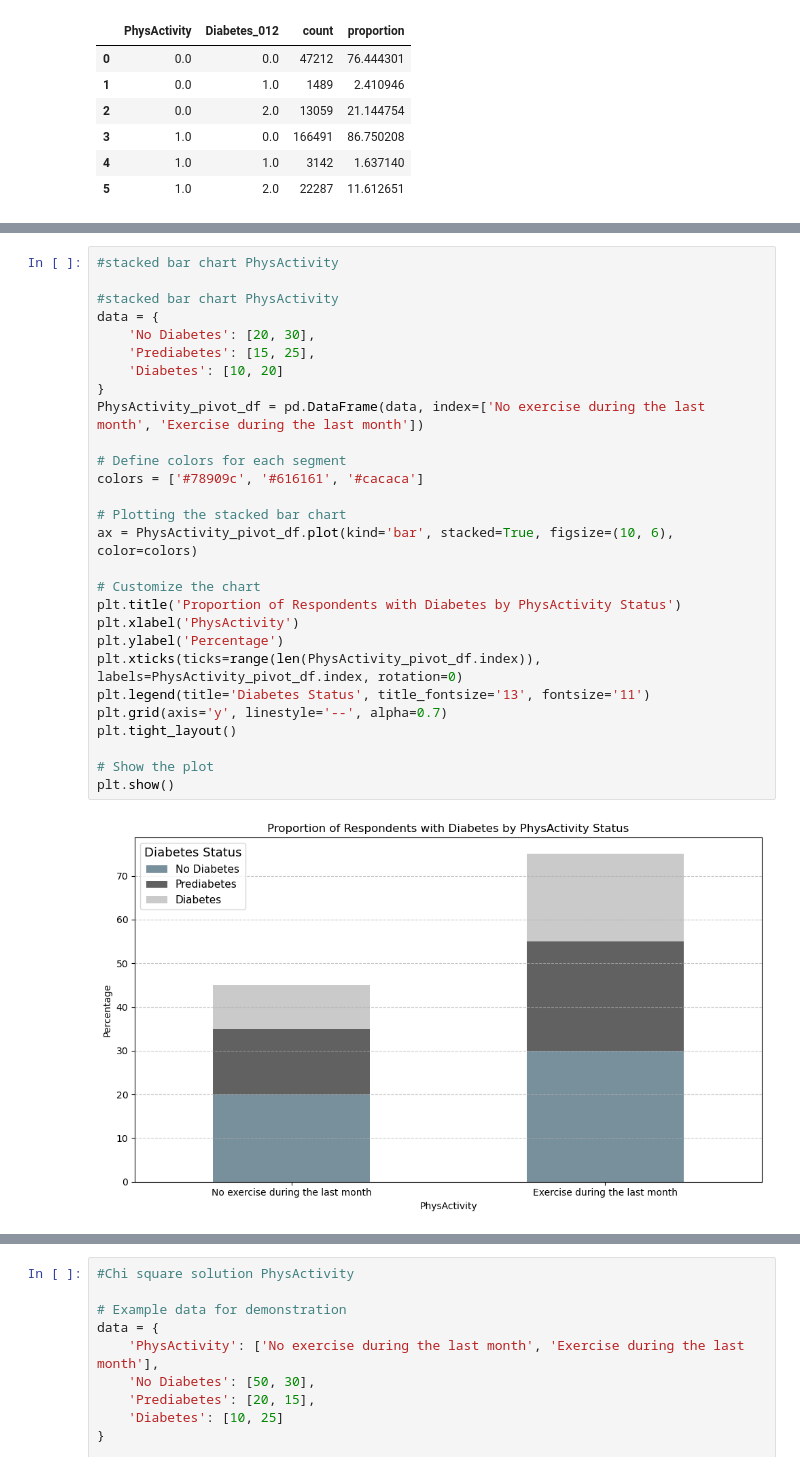
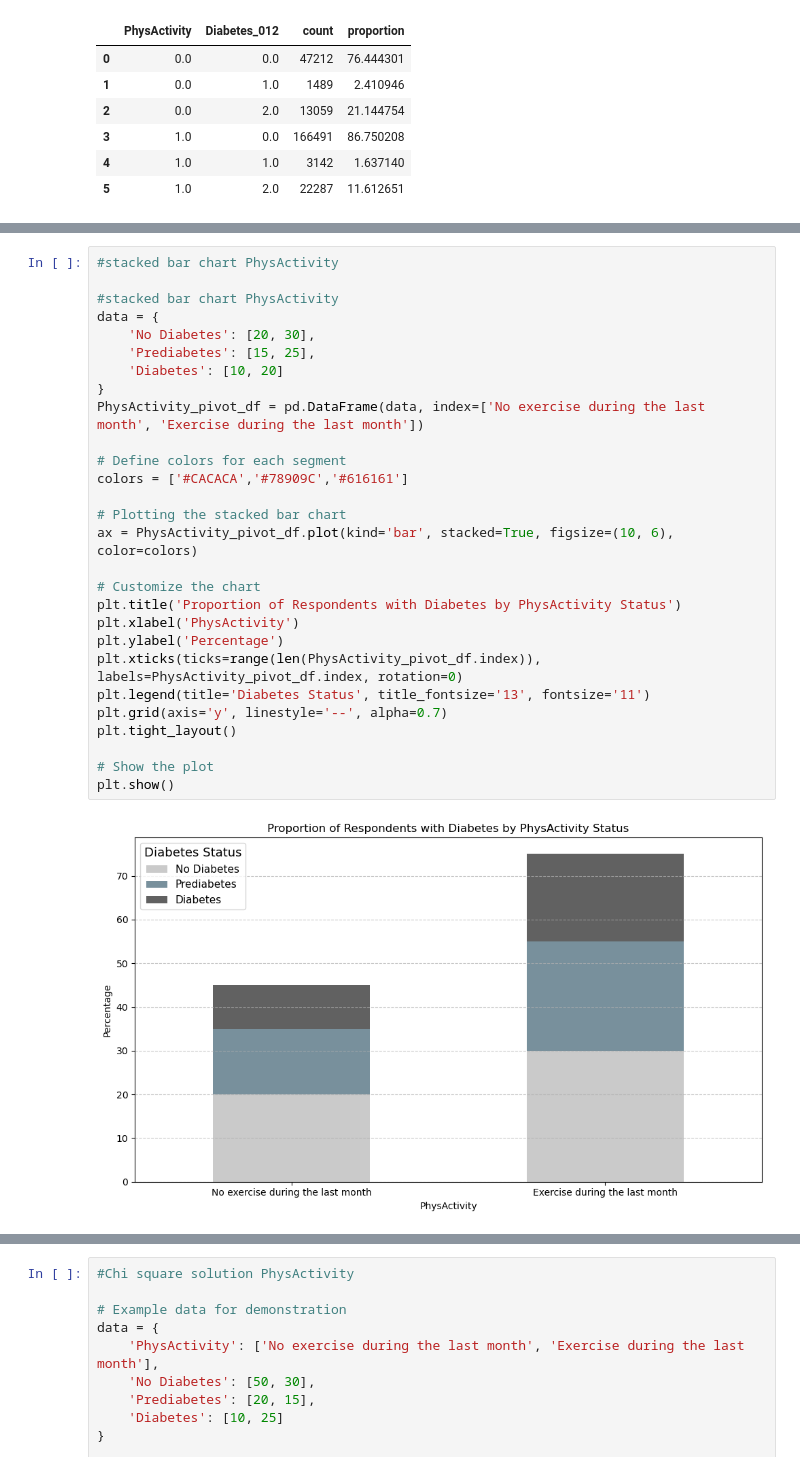
Before and after one commit to williamlevine/project-one, a Jupyter notebook: main_notebook.ipynb, the cells around one changed output, grey strips where cells are left out. Drawn from its saved outputs; the diff is of its cells as text.

```diff
--- a/main_notebook.ipynb
+++ b/main_notebook.ipynb
@@ -173,33 +173,33 @@ plt.show()
 # %%
 #stacked bar chart PhysActivity
 
 #stacked bar chart PhysActivity
 data = {
     'No Diabetes': [20, 30],
     'Prediabetes': [15, 25],
     'Diabetes': [10, 20]
 }
 PhysActivity_pivot_df = pd.DataFrame(data, index=['No exercise during the last month', 'Exercise during the last month'])
 
 # Define colors for each segment
-colors = ['#78909c', '#616161', '#cacaca']
+colors = ['#CACACA','#78909C','#616161']
 
 # Plotting the stacked bar chart
 ax = PhysActivity_pivot_df.plot(kind='bar', stacked=True, figsize=(10, 6), color=colors)
 
 # Customize the chart
 plt.title('Proportion of Respondents with Diabetes by PhysActivity Status')
 plt.xlabel('PhysActivity')
 plt.ylabel('Percentage')
 plt.xticks(ticks=range(len(PhysActivity_pivot_df.index)), labels=PhysActivity_pivot_df.index, rotation=0)
 plt.legend(title='Diabetes Status', title_fontsize='13', fontsize='11')
 plt.grid(axis='y', linestyle='--', alpha=0.7)
 plt.tight_layout()
 
 # Show the plot
 plt.show()
 # %% [output]
-[figure, old version]
+[figure, new version]
 # %%
 #Doughnut Chart
 fig, axes = plt.subplots(1, 3, figsize=(18, 6))
```
Also changed, not shown: parts of 9 cells of this notebook.
